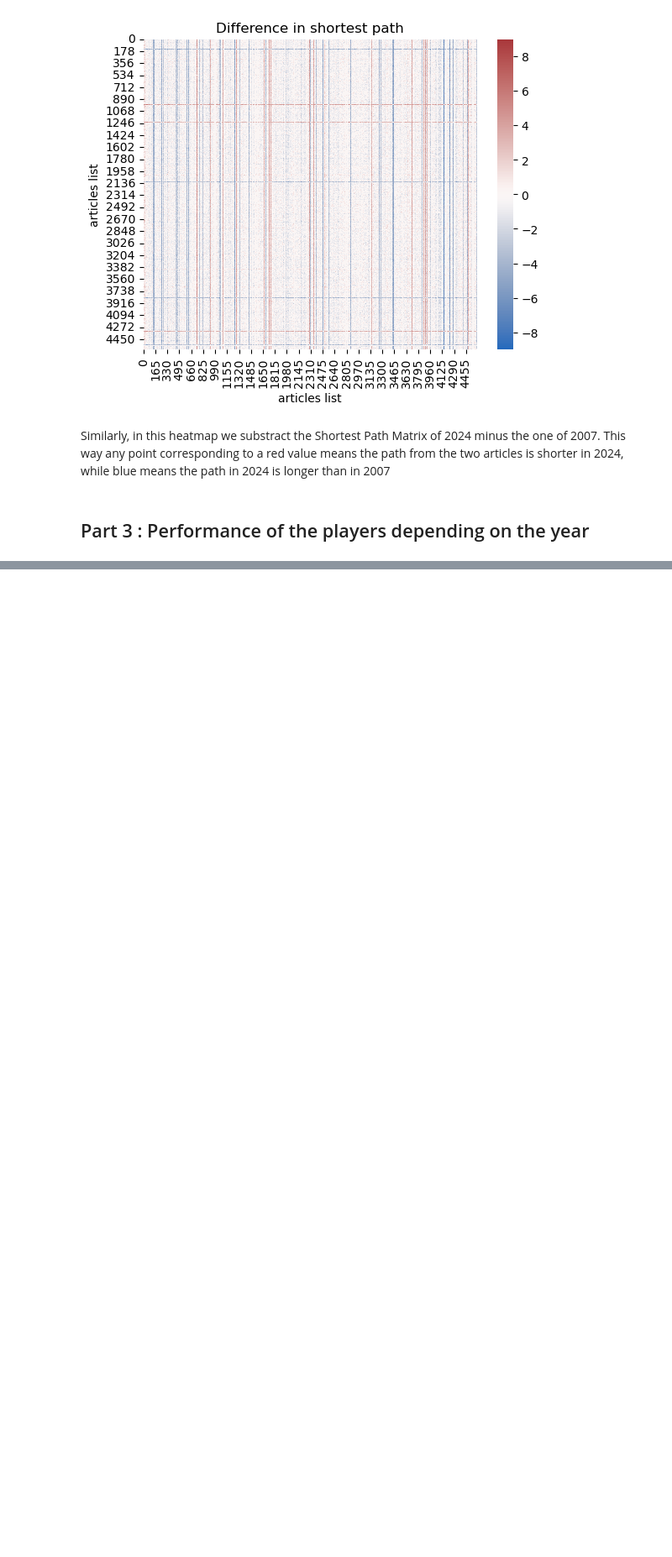
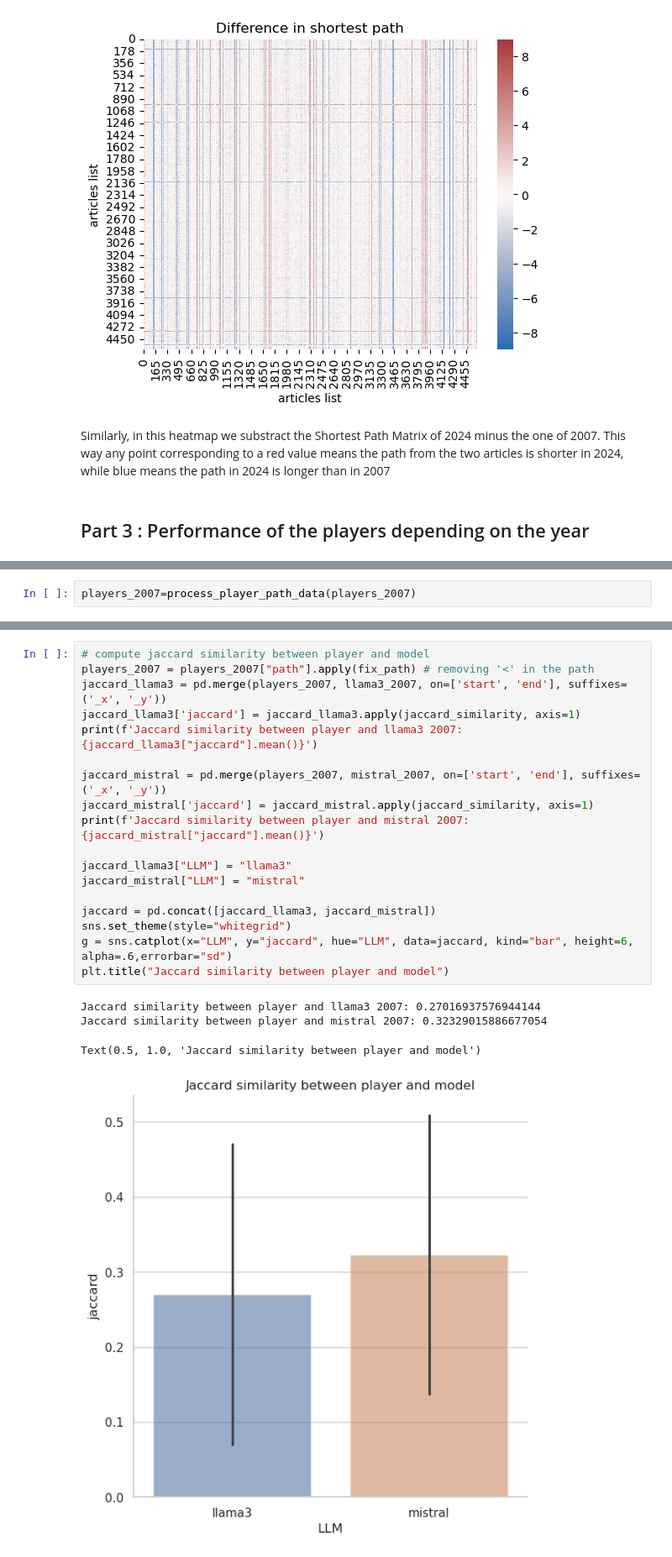
Before and after one commit to epfl-ada/ada-2024-project-outlier-1, a Jupyter notebook: results.ipynb, the cells around one changed output, grey strips where cells are left out. Shown at 84% size. Saved outputs shown, nothing was run; the diff lists cells and outputs as text; blank space fills up the shorter version.

```diff
--- a/results.ipynb
+++ b/results.ipynb
@@ -276,0 +335,2 @@ Similarly, in this heatmap we substract the Shortest Path Matrix of 2024 minus t
+# %%
+players_2007=process_player_path_data(players_2007)
@@ -276,0 +443,23 @@ Similarly, in this heatmap we substract the Shortest Path Matrix of 2024 minus t
+# %%
+# compute jaccard similarity between player and model
+players_2007 = players_2007["path"].apply(fix_path) # removing '<' in the path
+jaccard_llama3 = pd.merge(players_2007, llama3_2007, on=['start', 'end'], suffixes=('_x', '_y'))
+jaccard_llama3['jaccard'] = jaccard_llama3.apply(jaccard_similarity, axis=1)
+print(f'Jaccard similarity between player and llama3 2007: {jaccard_llama3["jaccard"].mean()}')
+
+jaccard_mistral = pd.merge(players_2007, mistral_2007, on=['start', 'end'], suffixes=('_x', '_y'))
+jaccard_mistral['jaccard'] = jaccard_mistral.apply(jaccard_similarity, axis=1)
+print(f'Jaccard similarity between player and mistral 2007: {jaccard_mistral["jaccard"].mean()}')
+
+jaccard_llama3["LLM"] = "llama3"
+jaccard_mistral["LLM"] = "mistral"
+
+jaccard = pd.concat([jaccard_llama3, jaccard_mistral])
+sns.set_theme(style="whitegrid")
+g = sns.catplot(x="LLM", y="jaccard", hue="LLM", data=jaccard, kind="bar", height=6, alpha=.6,errorbar="sd")
+plt.title("Jaccard similarity between player and model")
+# %% [output]
+Jaccard similarity between player and llama3 2007: 0.27016937576944144
+Jaccard similarity between player and mistral 2007: 0.32329015886677054
+Text(0.5, 1.0, 'Jaccard similarity between player and model')
+[figure, added]
```
Also changed, not shown: parts of 29 cells of this notebook.
